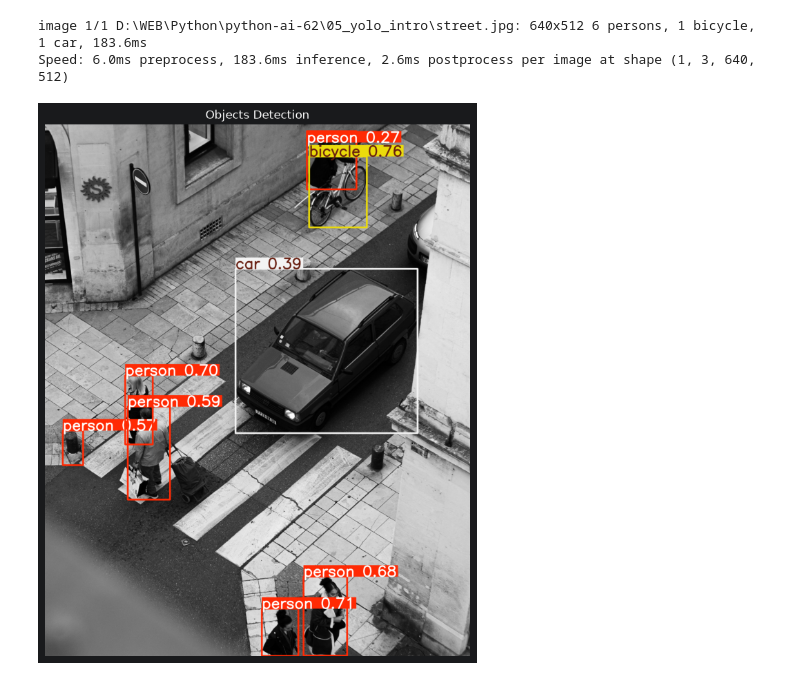
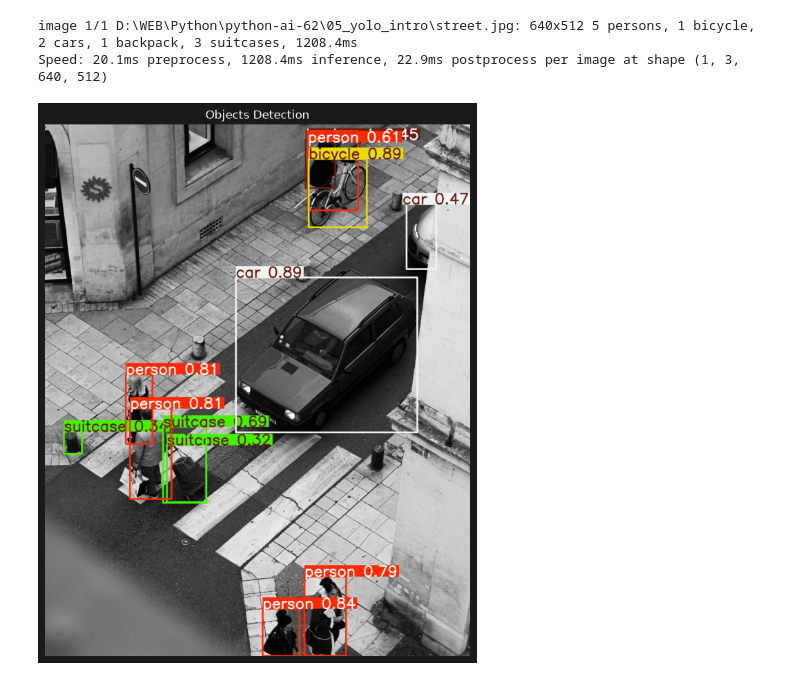
Before and after one commit to Alex-DevLab/python-ai, a Jupyter notebook: 05_yolo_intro/yolo_intro.ipynb, the cells around one changed output. Saved outputs shown, nothing was run; the diff lists cells and outputs as text; code cells hidden in the pictures.

Commit message:
05_yolo_intro - updated YOLO model to yolov8m, adjusted results output and inference details

```diff
--- a/05_yolo_intro/yolo_intro.ipynb
+++ b/05_yolo_intro/yolo_intro.ipynb
@@ -1,18 +1,18 @@
 # %%
 import os
 os.environ["KMP_DUPLICATE_LIB_OK"] = "TRUE"
 
 from ultralytics import YOLO
 import matplotlib.pyplot as plt
-model = YOLO('yolov8n.pt')
+model = YOLO('yolov8m.pt')
 results = model('street.jpg')
 img_annotated= results[0].plot()
 plt.figure(figsize=(10,10))
 plt.imshow(img_annotated)
 plt.title('Objects Detection')
 plt.axis('off')
 plt.show()
 # %% [output]
-image 1/1 D:\WEB\Python\python-ai-62\05_yolo_intro\street.jpg: 640x512 6 persons, 1 bicycle, 1 car, 183.6ms
-Speed: 6.0ms preprocess, 183.6ms inference, 2.6ms postprocess per image at shape (1, 3, 640, 512)
+image 1/1 D:\WEB\Python\python-ai-62\05_yolo_intro\street.jpg: 640x512 5 persons, 1 bicycle, 2 cars, 1 backpack, 3 suitcases, 1208.4ms
+Speed: 20.1ms preprocess, 1208.4ms inference, 22.9ms postprocess per image at shape (1, 3, 640, 512)
-[figure, old version]
+[figure, new version]
```
Also changed, not shown: parts of 10 cells of this notebook.
